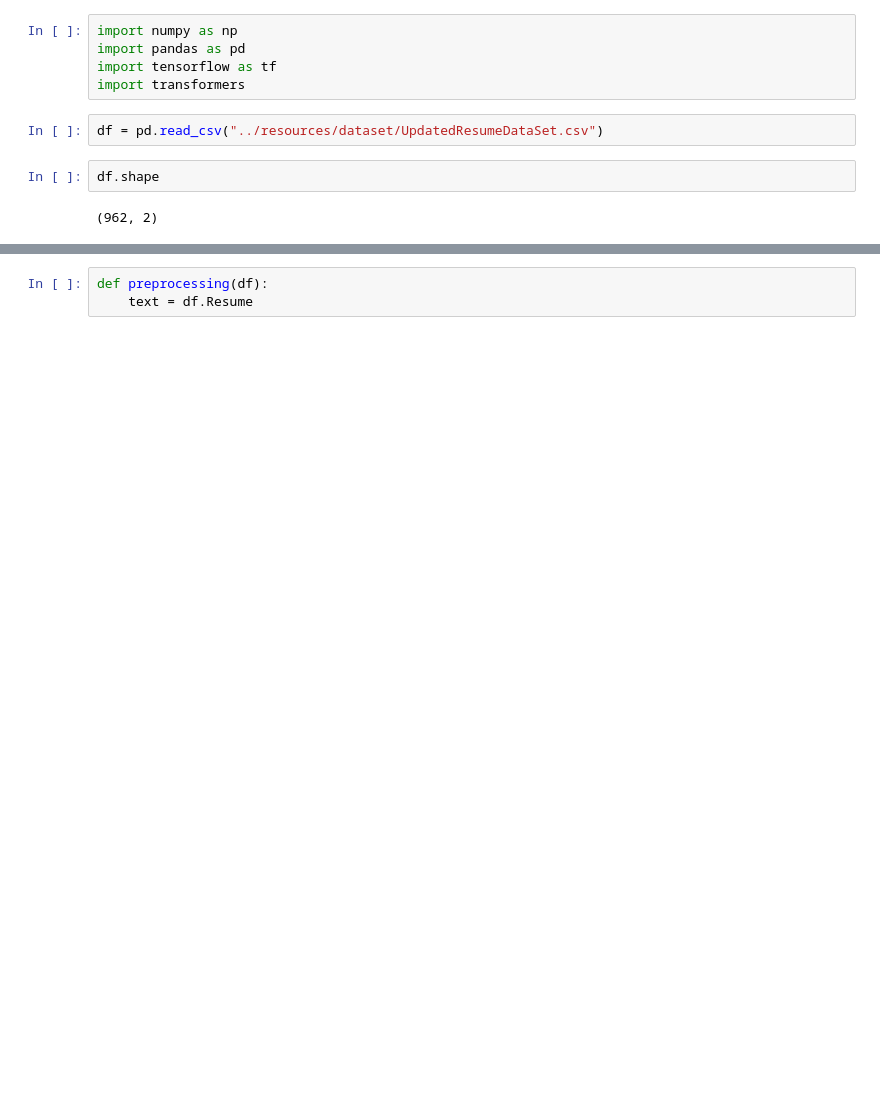
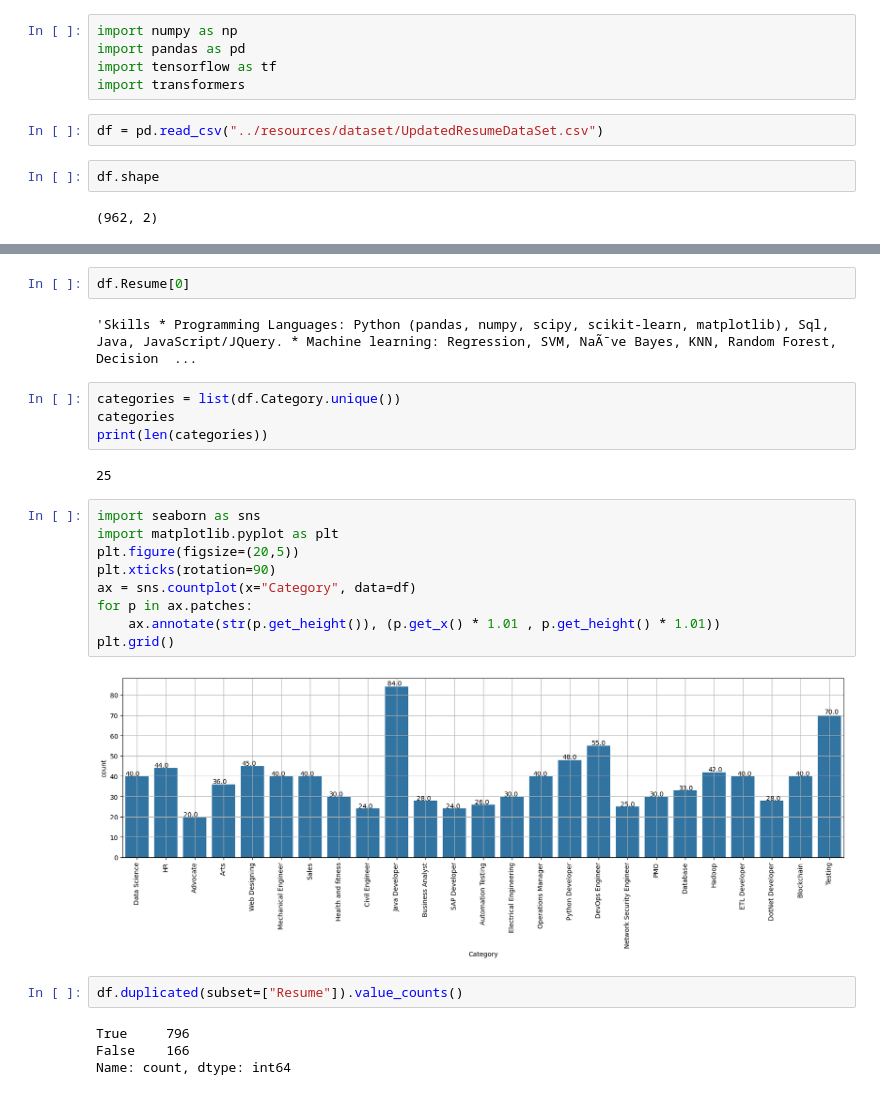
Before and after one commit to noxs1d/ai-assisted-resume-screener, a Jupyter notebook: notebooks/dataset.ipynb, the cells around one changed output, grey strips where cells are left out. Drawn from its saved outputs; the diff is of its cells as text; blank space fills up the shorter version.

```diff
--- a/notebooks/dataset.ipynb
+++ b/notebooks/dataset.ipynb
@@ -16,3 +21,27 @@ df.Resume[0]
 # %%
-def preprocessing(df):
-    text = df.Resume
+df.Resume[0]
+# %% [output]
+'Skills * Programming Languages: Python (pandas, numpy, scipy, scikit-learn, matplotlib), Sql, Java, JavaScript/JQuery. * Machine learning: Regression, SVM, NaÃ¯ve Bayes, KNN, Random Forest, Decision  ...
+# %%
+categories = list(df.Category.unique())
+categories
+print(len(categories))
+# %% [output]
+25
+# %%
+import seaborn as sns
+import matplotlib.pyplot as plt
+plt.figure(figsize=(20,5))
+plt.xticks(rotation=90)
+ax = sns.countplot(x="Category", data=df)
+for p in ax.patches:
+    ax.annotate(str(p.get_height()), (p.get_x() * 1.01 , p.get_height() * 1.01))
+plt.grid()
+# %% [output]
+[figure, added]
+# %%
+df.duplicated(subset=["Resume"]).value_counts()
+# %% [output]
+True     796
+False    166
+Name: count, dtype: int64
```
Also changed, not shown: parts of 4 cells of this notebook, 4 other files.
